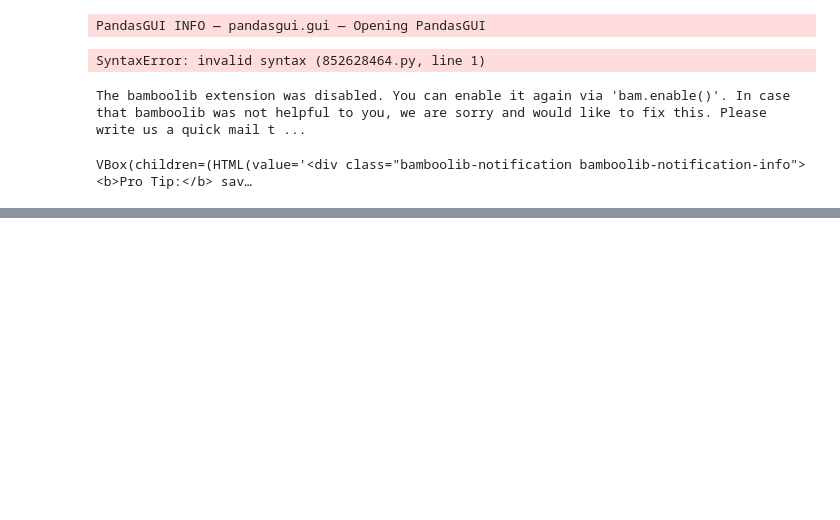
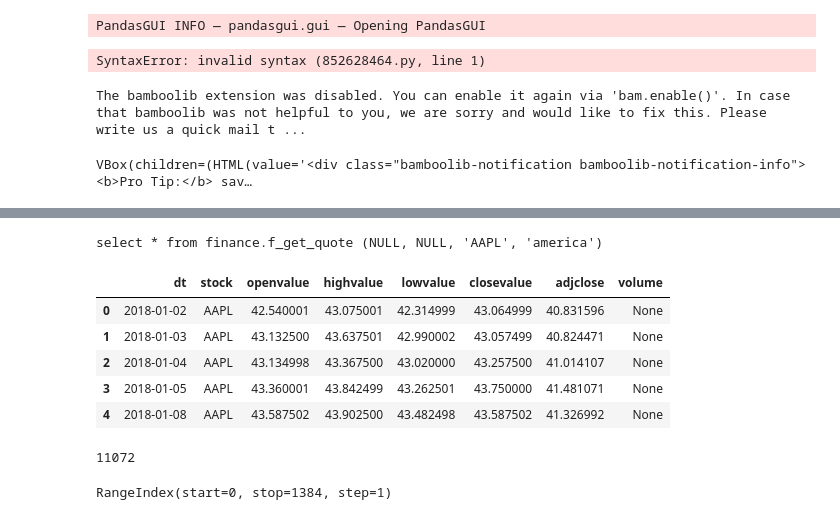
Before and after one commit to kravchukpetr/FinanceProject, a Jupyter notebook: ipynb/Load Ticks.ipynb, the cells around one changed output, grey strips where cells are left out. Drawn from its saved outputs; the diff is of its cells as text; code cells hidden in the pictures; blank space fills up the shorter version.

```diff
--- a/ipynb/Load Ticks.ipynb
+++ b/ipynb/Load Ticks.ipynb
@@ -391,3 +391,24 @@ df.head(20)
 | 9 | MMC | Marsh & McLennan | 1 | 178.7300 | 178.73 | 188.16 | 188.16 | 9.43 | ... |
 | 10 | PACB | Pacific Biosciences of California... | 3 | 14.0200 | 42.06 | 13.23 | 13.23 | -2.37 | ... |
 | 11 | ROL | Rollins, Inc. | 1 | 41.1400 | 41.14 | 42.82 | 42.82 | 1.68 | ... |
+# %%
+df = fl.get_stock_quote_from_db("AAPL", "america", "2023-01-01", "2023-07-05")
+# %% [output]
+select * from finance.f_get_quote (NULL, NULL, 'AAPL', 'america')
+# %%
+df.head()
+# %% [output]
+|  | dt | stock | openvalue | highvalue | lowvalue | closevalue | adjclose | volume |
+| 0 | 2018-01-02 | AAPL | 42.540001 | 43.075001 | 42.314999 | 43.064999 | 40.831596 | None |
+| 1 | 2018-01-03 | AAPL | 43.132500 | 43.637501 | 42.990002 | 43.057499 | 40.824471 | None |
+| 2 | 2018-01-04 | AAPL | 43.134998 | 43.367500 | 43.020000 | 43.257500 | 41.014107 | None |
+| 3 | 2018-01-05 | AAPL | 43.360001 | 43.842499 | 43.262501 | 43.750000 | 41.481071 | None |
+| 4 | 2018-01-08 | AAPL | 43.587502 | 43.902500 | 43.482498 | 43.587502 | 41.326992 | None |
+# %%
+df.size
+# %% [output]
+11072
+# %%
+df.index
+# %% [output]
+RangeIndex(start=0, stop=1384, step=1)
```
Also changed, not shown: parts of 2 cells of this notebook, 4 other files.
